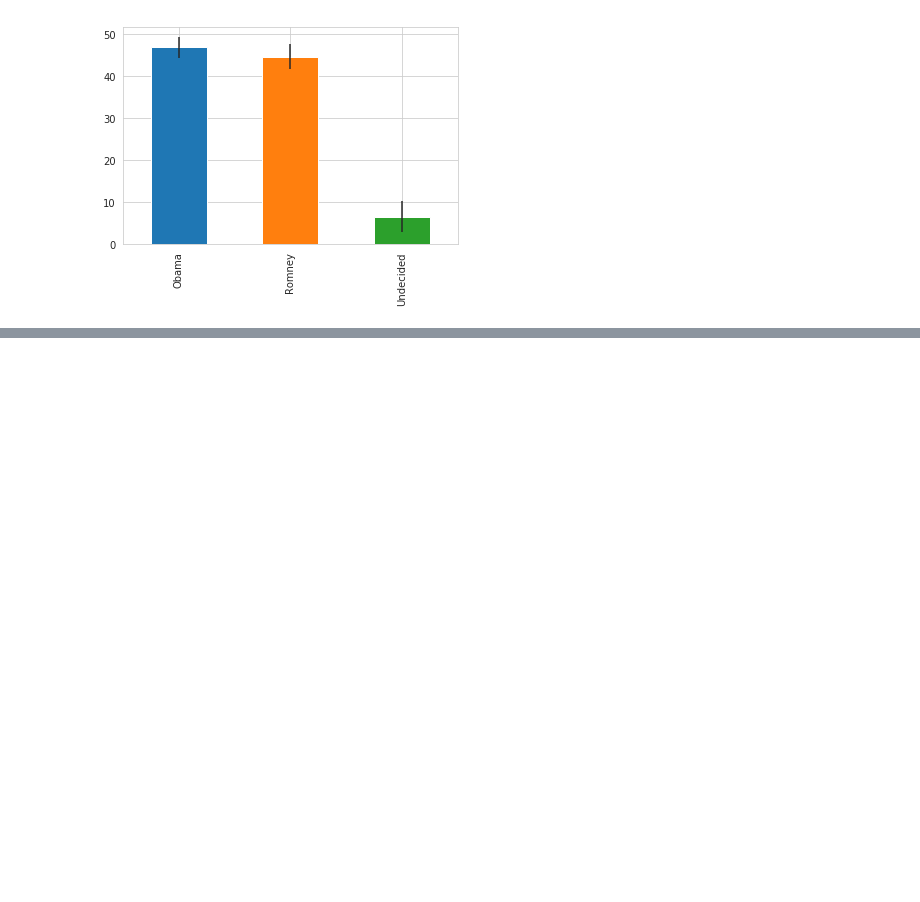
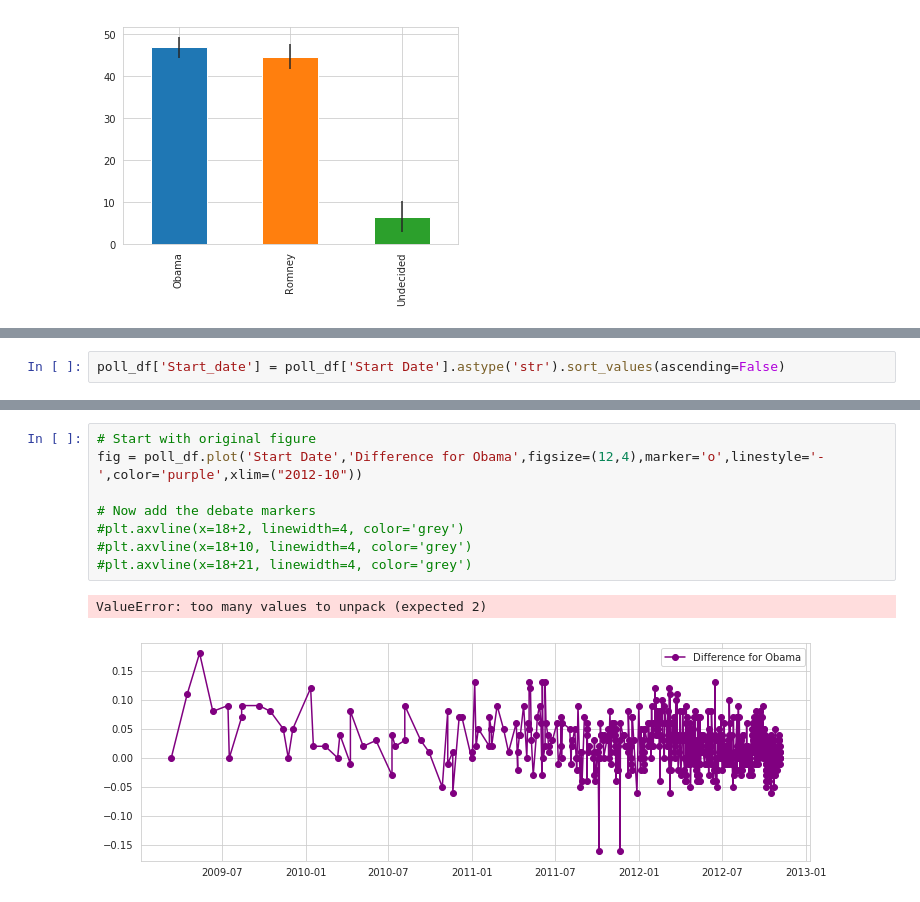
Before and after one commit to easypanda/Udemy, a Jupyter notebook: Python for Data Analysis and visualization/Election analysis - Polls and donors.ipynb, the cells around one changed output, grey strips where cells are left out. Drawn from its saved outputs; the diff is of its cells as text; blank space fills up the shorter version.

```diff
--- a/Python for Data Analysis and visualization/Election analysis - Polls and donors.ipynb
+++ b/Python for Data Analysis and visualization/Election analysis - Polls and donors.ipynb
@@ -108,0 +162,2 @@ avg.plot(yerr = std,kind = "bar", legend = False)
+# %%
+poll_df['Start_date'] = poll_df['Start Date'].astype('str').sort_values(ascending=False)
@@ -108,0 +221,11 @@ avg.plot(yerr = std,kind = "bar", legend = False)
+# %%
+# Start with original figure
+fig = poll_df.plot('Start Date','Difference for Obama',figsize=(12,4),marker='o',linestyle='-',color='purple',xlim=("2012-10"))
+
+# Now add the debate markers
+#plt.axvline(x=18+2, linewidth=4, color='grey')
+#plt.axvline(x=18+10, linewidth=4, color='grey')
+#plt.axvline(x=18+21, linewidth=4, color='grey')
+# %% [output]
+ValueError: too many values to unpack (expected 2)
+[figure, added]
```
Also changed, not shown: parts of 19 cells of this notebook.
